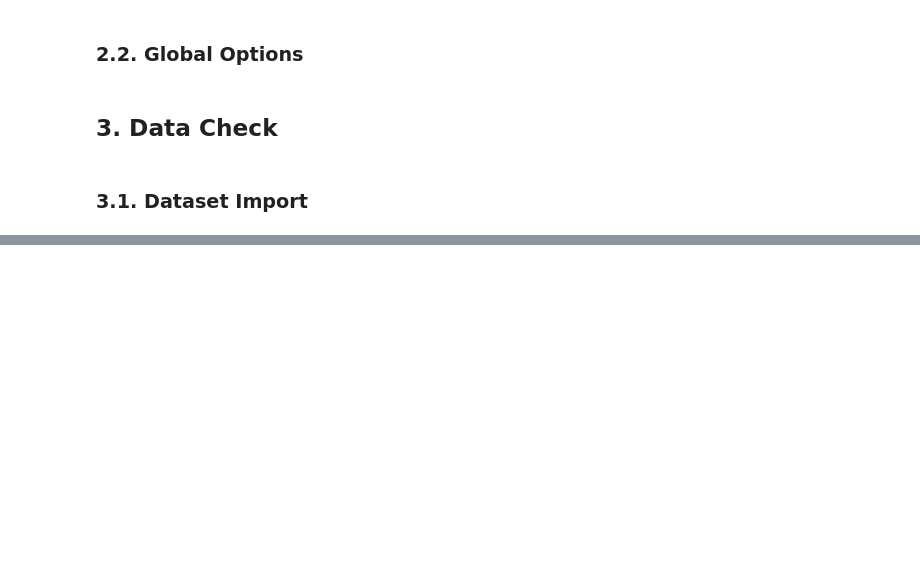
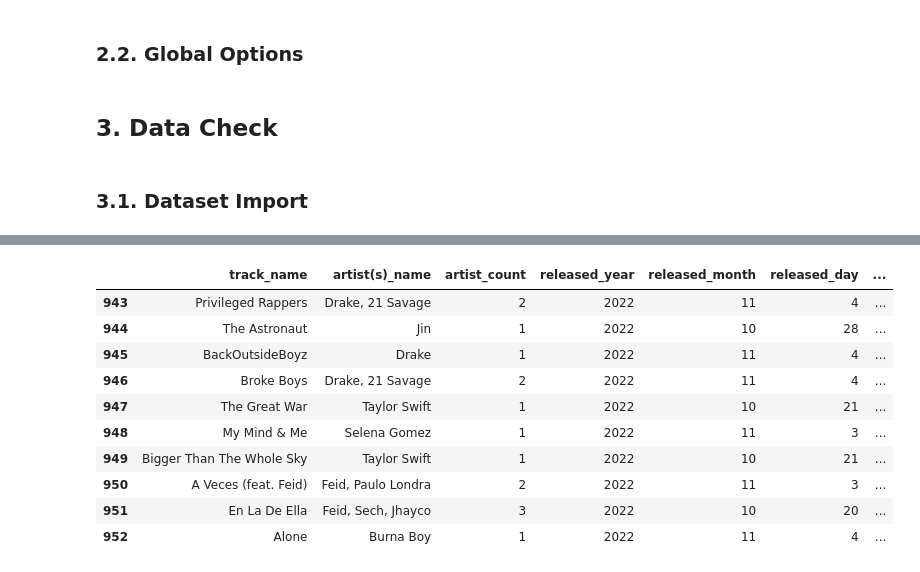
Before and after one commit to CrisMagdziak/Spotify-Songs-2023, a Jupyter notebook: Spoty.ipynb, the cells around one changed output, grey strips where cells are left out. Cells and saved outputs as stored; diff of their text form; code cells hidden in the pictures; blank space fills up the shorter version.

```diff
--- a/Spoty.ipynb
+++ b/Spoty.ipynb
@@ -57,3 +57,17 @@ df.head(10)
 | 7 | Columbia | Quevedo | 1 | 2023 | 7 | 7 | ... |
 | 8 | fukumean | Gunna | 1 | 2023 | 5 | 15 | ... |
 | 9 | La Bebe - Remix | Peso Pluma, Yng Lvcas | 2 | 2023 | 3 | 17 | ... |
+# %%
+df.tail(10)
+# %% [output]
+|  | track_name | artist(s)_name | artist_count | released_year | released_month | released_day | ... |
+| 943 | Privileged Rappers | Drake, 21 Savage | 2 | 2022 | 11 | 4 | ... |
+| 944 | The Astronaut | Jin | 1 | 2022 | 10 | 28 | ... |
+| 945 | BackOutsideBoyz | Drake | 1 | 2022 | 11 | 4 | ... |
+| 946 | Broke Boys | Drake, 21 Savage | 2 | 2022 | 11 | 4 | ... |
+| 947 | The Great War | Taylor Swift | 1 | 2022 | 10 | 21 | ... |
+| 948 | My Mind & Me | Selena Gomez | 1 | 2022 | 11 | 3 | ... |
+| 949 | Bigger Than The Whole Sky | Taylor Swift | 1 | 2022 | 10 | 21 | ... |
+| 950 | A Veces (feat. Feid) | Feid, Paulo Londra | 2 | 2022 | 11 | 3 | ... |
+| 951 | En La De Ella | Feid, Sech, Jhayco | 3 | 2022 | 10 | 20 | ... |
+| 952 | Alone | Burna Boy | 1 | 2022 | 11 | 4 | ... |
```
Also changed, not shown: parts of 2 cells of this notebook.
